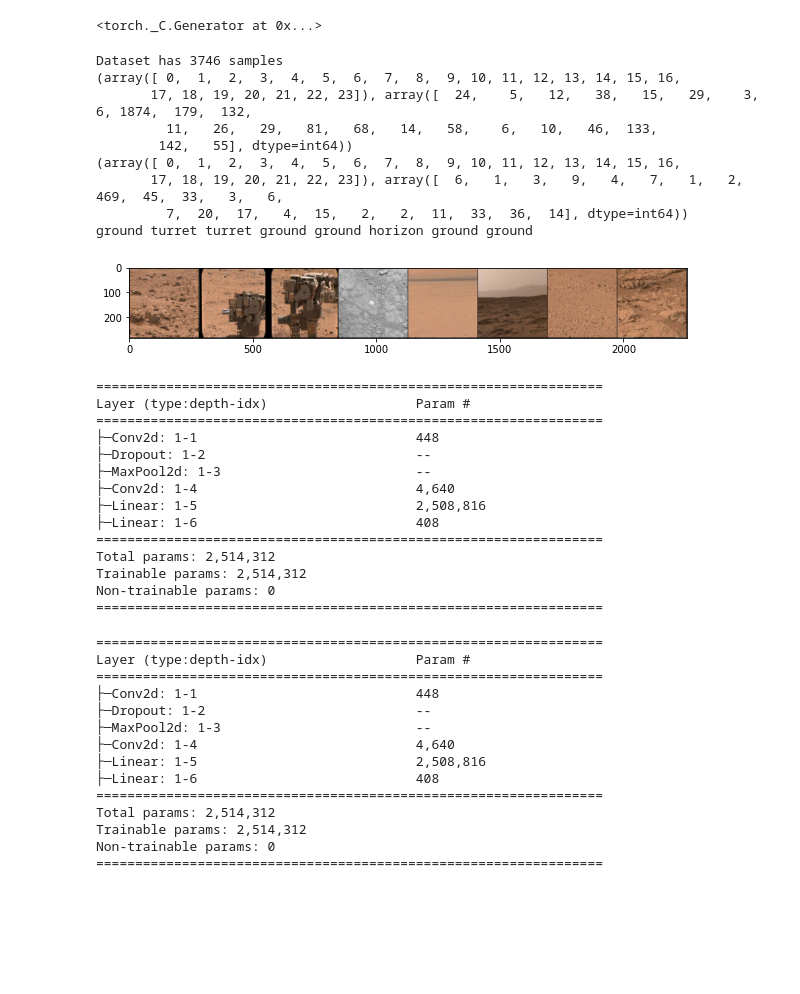
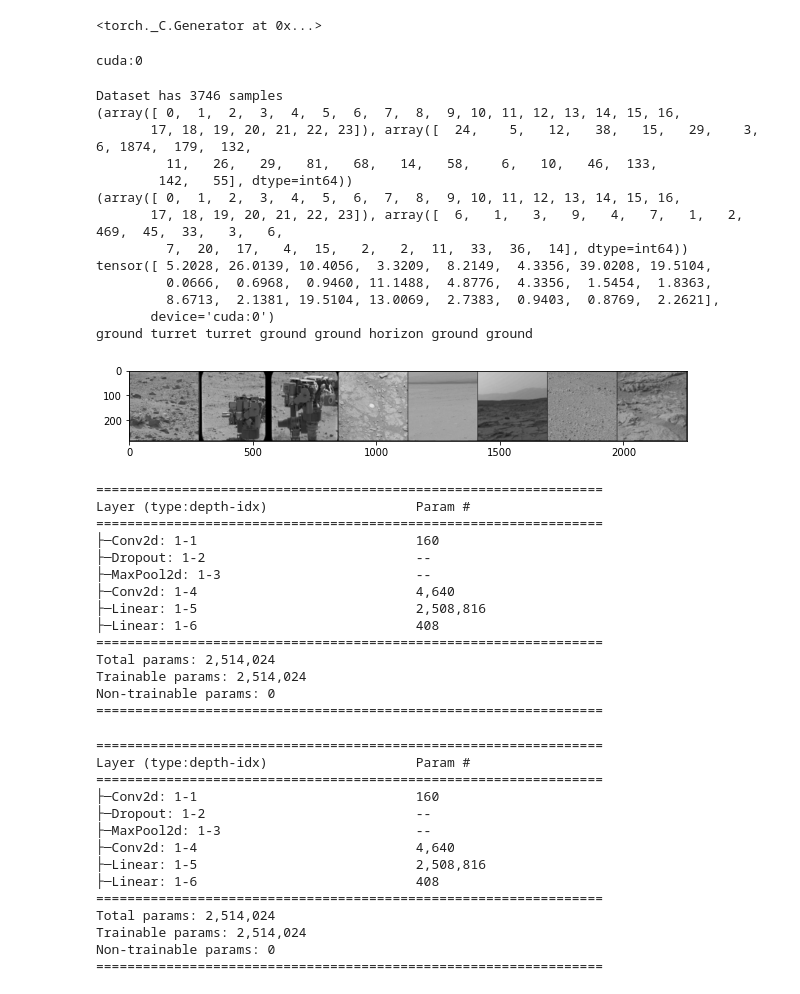
Before and after one commit to ethanholand/EECE5644, a Jupyter notebook: Project/projectNotebook.ipynb, the cells around one changed output. Cells and saved outputs as stored; diff of their text form; code cells hidden in the pictures; blank space fills up the shorter version.

```diff
--- a/Project/projectNotebook.ipynb
+++ b/Project/projectNotebook.ipynb
@@ -29,12 +33,18 @@ np.random.seed(random_seed)
 torch.manual_seed(random_seed)
 # %% [output]
 <torch._C.Generator at 0x...>
+# %%
+device = torch.device("cuda:0" if torch.cuda.is_available() else "cpu")
+print(device)
+# %% [output]
+cuda:0
 # %%
 # Define how transform the data for processing in batches
 transform = transforms.Compose([
         transforms.Resize([280,280]), # Resizing the image
         transforms.ToTensor(),
-        transforms.Normalize(mean=(0.0,0.0,0.0), std=(1.0,1.0,1.0))
+        transforms.Normalize(mean=(0.0,0.0,0.0), std=(1.0,1.0,1.0)),
+        transforms.Grayscale()
     ])
 
 # Specify the batch size for SGD
@@ -63,34 +73,44 @@ test_dataset = Subset(dataset, test_idx)
 
 # Define iterable for our newly created dataset and shuffle samples
 train_dataloader = DataLoader(train_dataset, batch_size=batch_size, shuffle=True)
 test_dataloader = DataLoader(test_dataset, batch_size=batch_size)
 
+
+class_weights=class_weight.compute_class_weight(class_weight='balanced',classes = np.unique(dataset.targets),y=dataset.targets)
+class_weights=torch.tensor(class_weights,dtype=torch.float).to(device)
+print(class_weights)
+
+
 ### Plotting stuff ###
 fig = plt.figure(figsize=(10,15))
 # Utility function to show an image
 def imshow(img):
     img_np = img.numpy()
     plt.imshow(np.transpose(img_np, (1, 2, 0)))
 
 # Get some random training dataset images
 dataiter = iter(train_dataloader)
 # Extract a batch
 images, labels = dataiter.next()
 # Show images
 imshow(torchvision.utils.make_grid(images[:8]))
 # Print labels
 print(' '.join(f'{classes[labels[j]]:5s}' for j in range(8)))
 # %% [output]
 Dataset has 3746 samples
 (array([ 0,  1,  2,  3,  4,  5,  6,  7,  8,  9, 10, 11, 12, 13, 14, 15, 16,
        17, 18, 19, 20, 21, 22, 23]), array([  24,    5,   12,   38,   15,   29,    3,    6, 1874,  179,  132,
          11,   26,   29,   81,   68,   14,   58,    6,   10,   46,  133,
         142,   55], dtype=int64))
 (array([ 0,  1,  2,  3,  4,  5,  6,  7,  8,  9, 10, 11, 12, 13, 14, 15, 16,
        17, 18, 19, 20, 21, 22, 23]), array([  6,   1,   3,   9,   4,   7,   1,   2, 469,  45,  33,   3,   6,
          7,  20,  17,   4,  15,   2,   2,  11,  33,  36,  14], dtype=int64))
+tensor([ 5.2028, 26.0139, 10.4056,  3.3209,  8.2149,  4.3356, 39.0208, 19.5104,
+         0.0666,  0.6968,  0.9460, 11.1488,  4.8776,  4.3356,  1.5454,  1.8363,
+         8.6713,  2.1381, 19.5104, 13.0069,  2.7383,  0.9403,  0.8769,  2.2621],
+       device='cuda:0')
 ground turret turret ground ground horizon ground ground
-[figure, old version]
+[figure, new version]
 # %%
 # Note that PyTorch uses NCHW (samples, channels, height, width) image format convention
 class ConvNet(nn.Module):
@@ -107,6 +127,7 @@ class ConvNet(nn.Module):
         self.fc2 = nn.Linear(num_filters, out_classes)
 
     def forward(self, x):
+        x = x.to(device)
         # Non-linear ReLU activations between convolutional layers
         # Conv->ReLU->Pooling
         # 280x280 image -> 140x140 after pooling
@@ -121,35 +142,35 @@ class ConvNet(nn.Module):
         return x
 
 input_channels = images.shape[1]
-model = ConvNet(input_channels, num_filters=16, out_classes=len(classes))
+model = ConvNet(input_channels, num_filters=16, out_classes=len(classes)).to(device)
 summary(model, input_size=(input_channels, 280, 280))
 # %% [output]
 =================================================================
 Layer (type:depth-idx)                   Param #
 =================================================================
-├─Conv2d: 1-1                            448
+├─Conv2d: 1-1                            160
 ├─Dropout: 1-2                           --
 ├─MaxPool2d: 1-3                         --
 ├─Conv2d: 1-4                            4,640
 ├─Linear: 1-5                            2,508,816
 ├─Linear: 1-6                            408
 =================================================================
-Total params: 2,514,312
-Trainable params: 2,514,312
+Total params: 2,514,024
+Trainable params: 2,514,024
 Non-trainable params: 0
 =================================================================
 =================================================================
 Layer (type:depth-idx)                   Param #
 =================================================================
-├─Conv2d: 1-1                            448
+├─Conv2d: 1-1                            160
 ├─Dropout: 1-2                           --
 ├─MaxPool2d: 1-3                         --
 ├─Conv2d: 1-4                            4,640
 ├─Linear: 1-5                            2,508,816
 ├─Linear: 1-6                            408
 =================================================================
-Total params: 2,514,312
-Trainable params: 2,514,312
+Total params: 2,514,024
+Trainable params: 2,514,024
 Non-trainable params: 0
 =================================================================
 # %%
```
Also changed, not shown: parts of 4 cells of this notebook, 1 other file.
